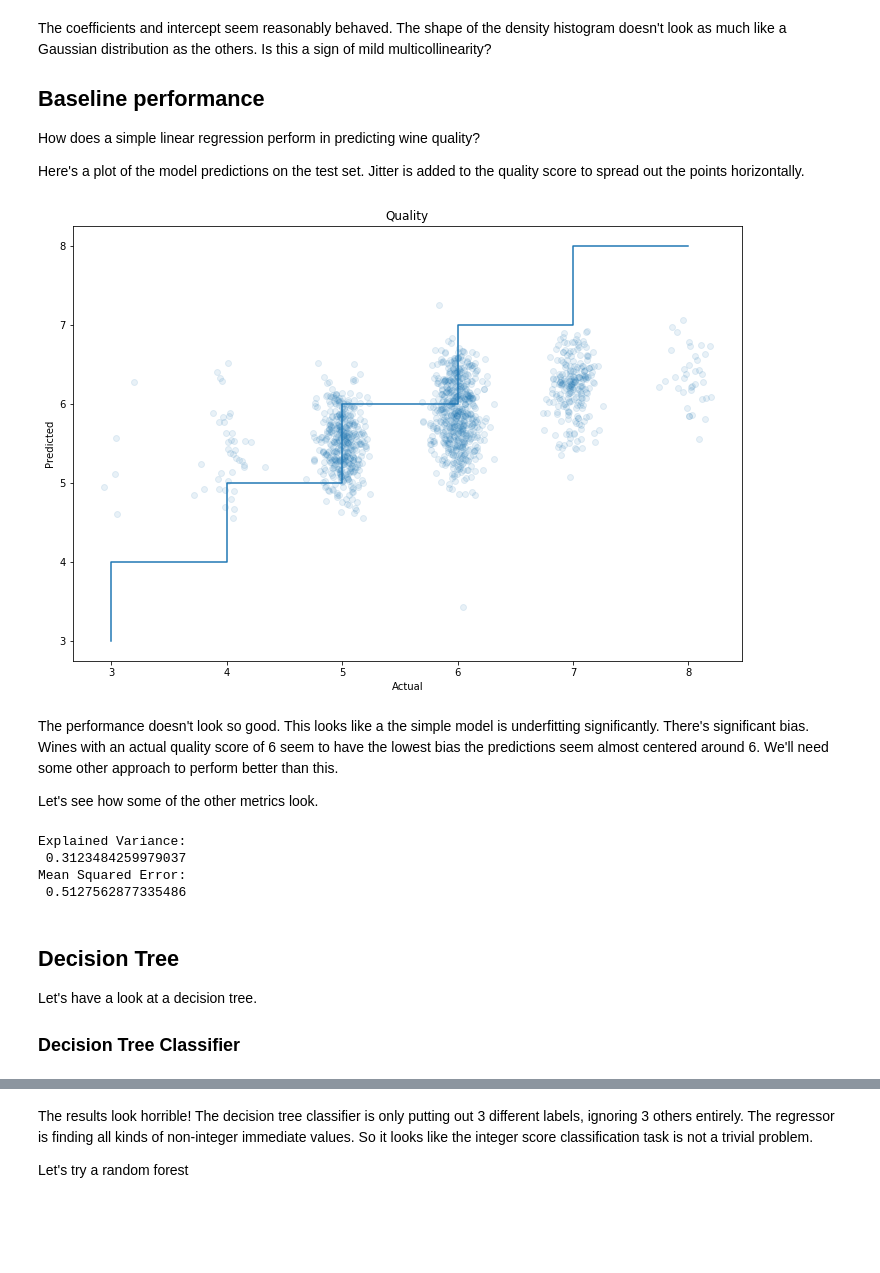
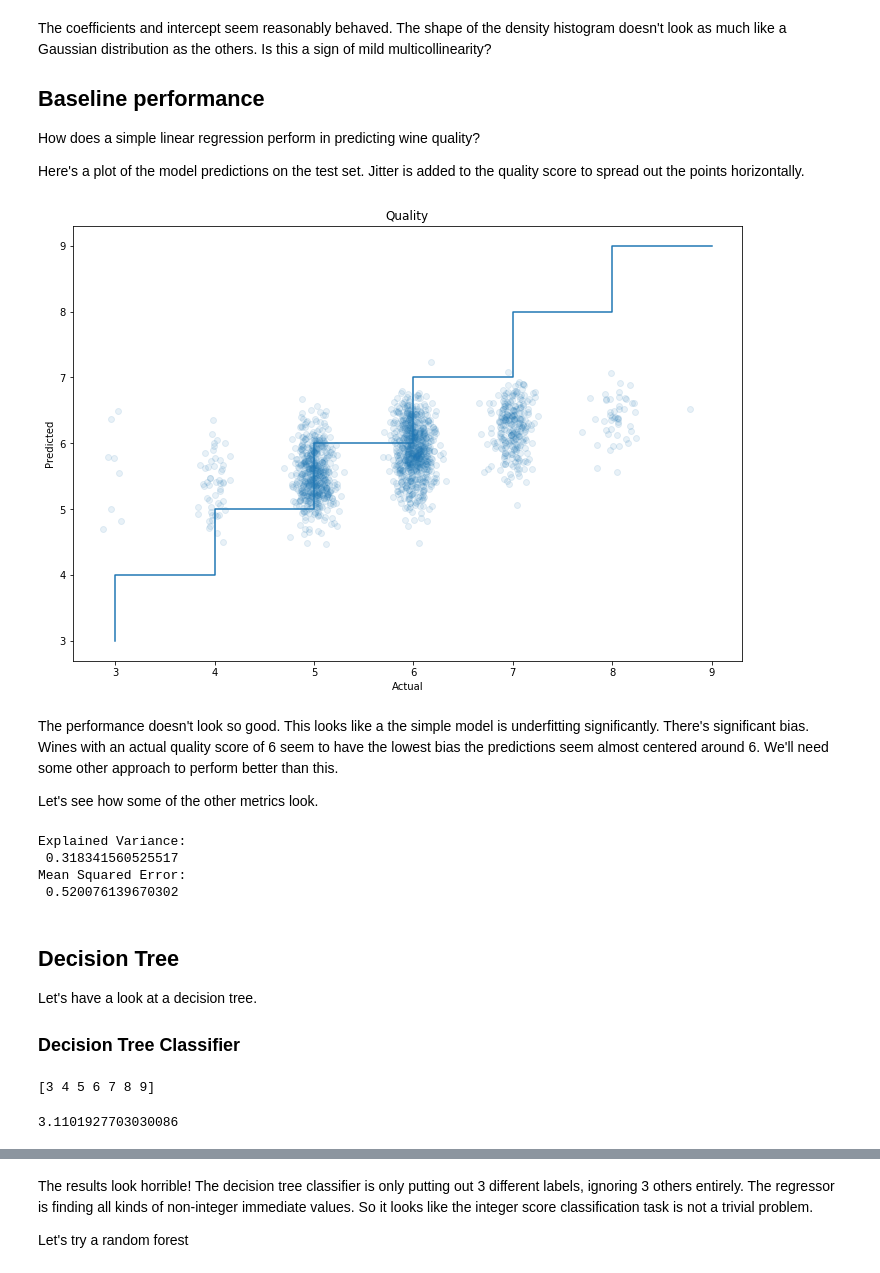
Before and after one commit to jeffkoskulics/Springboard, a Jupyter notebook: Capstone2/notebooks/Modelling.ipynb, the cells around one changed output, grey strips where cells are left out. Saved outputs shown, nothing was run; the diff lists cells and outputs as text; code cells hidden in the pictures; blank space fills up the shorter version.

```diff
--- a/Capstone2/notebooks/Modelling.ipynb
+++ b/Capstone2/notebooks/Modelling.ipynb
@@ -6,15 +6,14 @@
 Let's try out some new models! First, let's have a look at a linear regression. We'll sort the coefficients by absolute value to get a sense of the linear contribution of each feature to the quality score:
 # %%
 import pandas as pd
+from sklearn.model_selection import train_test_split
 
 train = pd.read_csv('../data/train.csv')
 test = pd.read_csv('../data/test.csv')
 std_wines = pd.read_csv('../data/std_data.csv')
+all_data = pd.concat([train,test])
 
-Xtrain = train.drop(['quality'],axis=1)
-ytrain = train['quality']
-Xtest = test.drop(['quality'],axis=1)
-ytest = test['quality']
+Xtrain,Xtest,ytrain,ytest = train_test_split(all_data.drop('quality',axis=1),all_data.quality, stratify=all_data.quality)
 # %%
 from sklearn.linear_model import LinearRegression
 
@@ -101,20 +120,20 @@ Here's a plot of the model predictions on the test set. Jitter is added to the q
 # %%
 import numpy as np
 
 y_pred = model1.predict(Xtest)
 
-def class_scatter():
+def class_scatter(test,pred):
     plt.figure(figsize=(12,8))
-    plt.scatter(ytest + np.random.normal(size=len(ytest))/10,y_pred,alpha = 0.1)
-    plt.step(range(3,9),range(3,9))
+    plt.scatter(test + np.random.normal(size=len(ytest))/10,pred,alpha = 0.1)
+    plt.step(range(3,10),range(3,10))
     plt.xlabel('Actual')
     plt.ylabel('Predicted')
     plt.title('Quality')
     plt.show()
 
-class_scatter()
+class_scatter(ytest,y_pred)
 # %% [output]
-[figure, old version]
+[figure, new version]
 # %% [markdown]
 The performance doesn't look so good. This looks like a the simple model is underfitting significantly. There's significant bias. Wines with an actual quality score of 6 seem to have the lowest bias the predictions seem almost centered around 6. We'll need some other approach to perform better than this.
 
@@ -126,17 +145,23 @@ print("Explained Variance:\n", explained_variance_score(ytest,y_pred))
 print("Mean Squared Error:\n",mean_squared_error(ytest,y_pred))
 # %% [output]
 Explained Variance:
- 0.3123484259979037
+ 0.318341560525517
 Mean Squared Error:
- 0.5127562877335486
+ 0.520076139670302
 # %% [markdown]
 ## Decision Tree
 Let's have a look at a decision tree.
 ### Decision Tree Classifier
 # %%
 from sklearn.tree import DecisionTreeClassifier
+from sklearn.metrics import log_loss
 
-tree = DecisionTreeClassifier(max_depth = 3, min_samples_split = 50)
+tree = DecisionTreeClassifier(min_samples_split = 50)
 tree.fit(Xtrain,ytrain)
 y_pred = tree.predict(Xtest)
+print(tree.classes_)
+log_loss(ytest,tree.predict_proba(Xtest))
+# %% [output]
+[3 4 5 6 7 8 9]
+3.1101927703030086
 # %%
```
Also changed, not shown: parts of 32 cells of this notebook, 5 other files.
